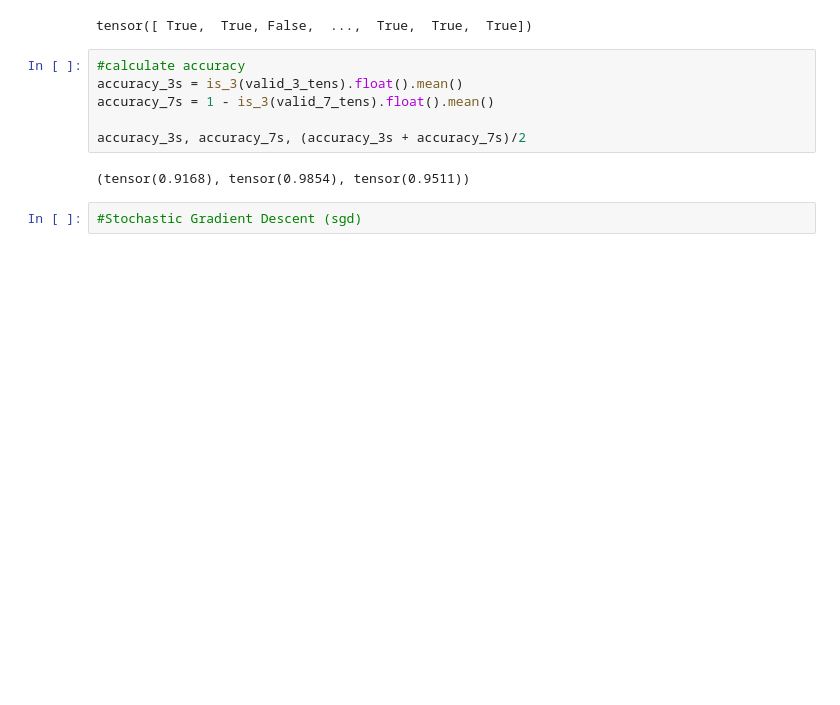
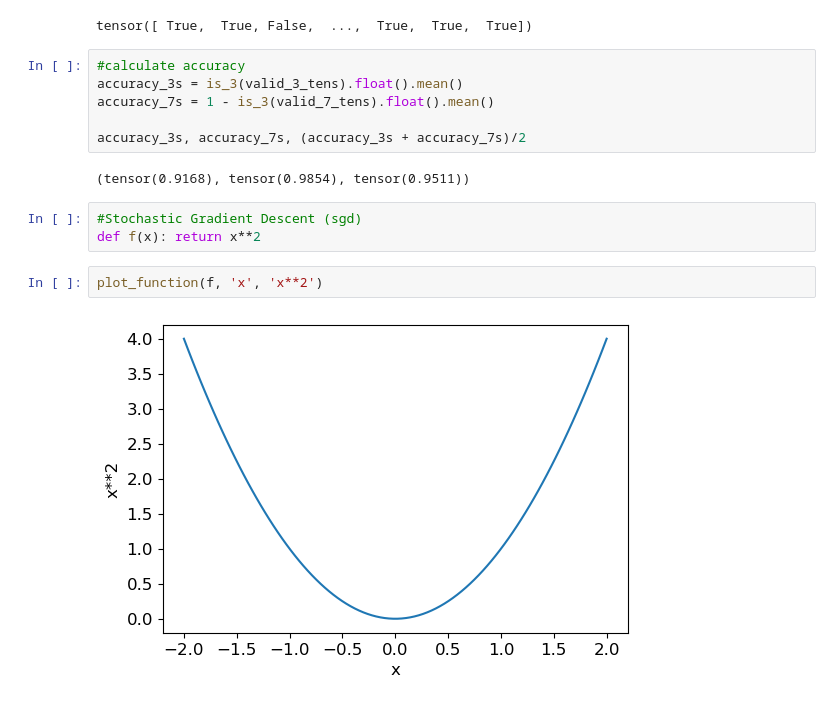
Before and after one commit to mattheweallen/fluffy-bassoon, a Jupyter notebook: PraticalDeepLearningForCoders2022/Lesson3/Lesson3.ipynb, the cells around one changed output. Cells and saved outputs as stored; diff of their text form; blank space fills up the shorter version.

```diff
--- a/PraticalDeepLearningForCoders2022/Lesson3/Lesson3.ipynb
+++ b/PraticalDeepLearningForCoders2022/Lesson3/Lesson3.ipynb
@@ -226,3 +228,8 @@ accuracy_3s, accuracy_7s, (accuracy_3s + accuracy_7s)/2
 (tensor(0.9168), tensor(0.9854), tensor(0.9511))
 # %%
 #Stochastic Gradient Descent (sgd)
+def f(x): return x**2
+# %%
+plot_function(f, 'x', 'x**2')
+# %% [output]
+[figure, added]
```
Also changed, not shown: parts of 51 cells of this notebook.
